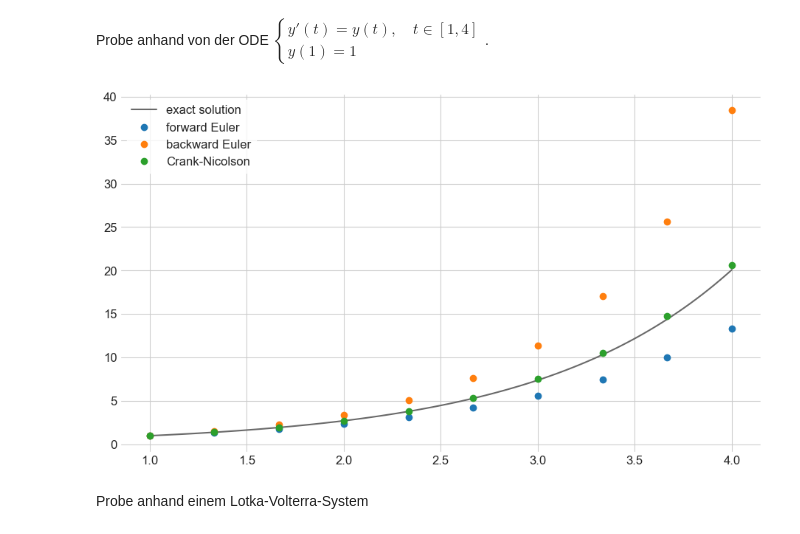
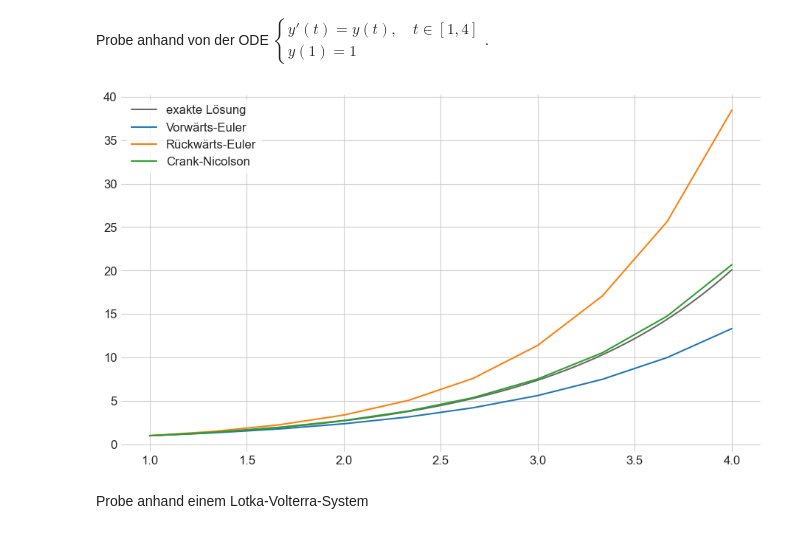
Before and after one commit to maxstollmayer/NuMeDiffG, a Jupyter notebook: Aufgabenblatt 3/Aufgabenblatt 3 Lösung.ipynb, the cells around one changed output. Cells and saved outputs as stored; diff of their text form; code cells hidden in the pictures.

```diff
--- a/Aufgabenblatt 3/Aufgabenblatt 3 Lösung.ipynb
+++ b/Aufgabenblatt 3/Aufgabenblatt 3 Lösung.ipynb
@@ -150,26 +178,26 @@ Probe anhand von der ODE $\begin{cases} y'(t) = y(t),\quad t\in[1,4] \\ y(1) = 1
 # %%
 def f(t, y):
     return y
 
 def exact(t):
     return np.exp(t-1)
 
 y0 = 1
 t = np.linspace(1, 4, 10)
 
 y1 = forwardEuler(f, y0, t)
 y2 = backwardEuler(f, y0, t)
 y3 = CrankNicolson(f, y0, t)
 
 x = np.linspace(1, 4, 100)
-plt.plot(x, exact(x), color="dimgray", label="exact solution")
-plt.plot(t, y1, "o", label="forward Euler")
-plt.plot(t, y2, "o", label="backward Euler")
-plt.plot(t, y3, "o", label="Crank-Nicolson")
+plt.plot(x, exact(x), color="dimgray", label="exakte Lösung")
+plt.plot(t, y1, label="Vorwärts-Euler")
+plt.plot(t, y2, label="Rückwärts-Euler")
+plt.plot(t, y3, label="Crank-Nicolson")
 plt.legend()
 plt.show()
 # %% [output]
-[figure, old version]
+[figure, new version]
 # %% [markdown]
 Probe anhand einem Lotka-Volterra-System
 # %%
```
Also changed, not shown: parts of 8 cells of this notebook, 3 other files.
